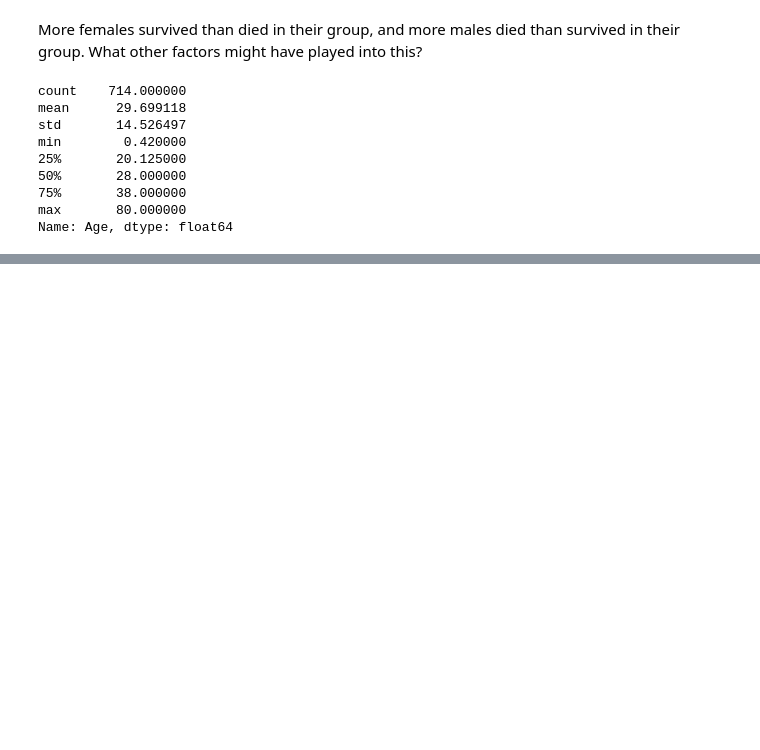
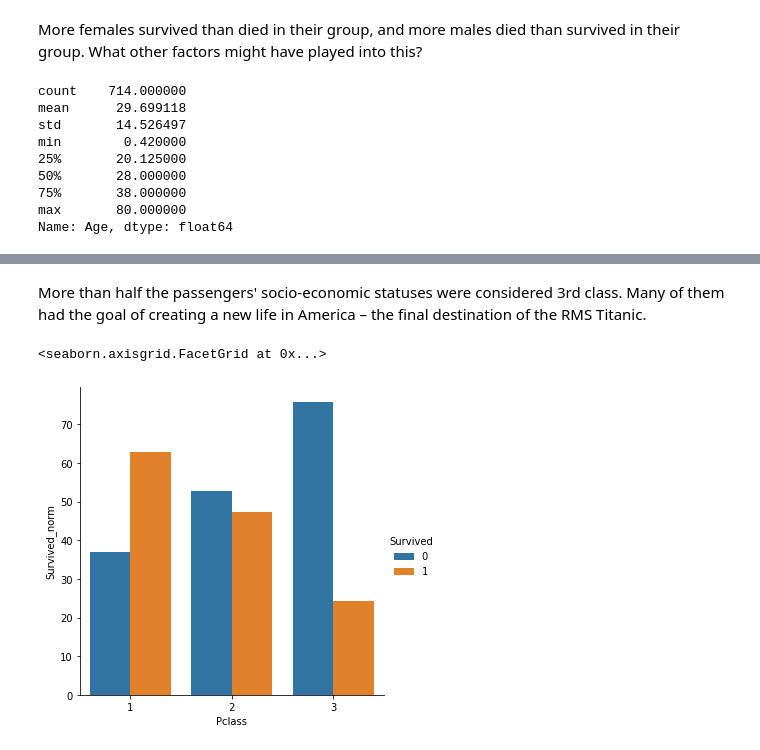
Before and after one commit to djm160830/kaggle-notebooks, a Jupyter notebook: titanic-submission.ipynb, the cells around one changed output, grey strips where cells are left out. Cells and saved outputs as stored; diff of their text form; code cells hidden in the pictures; blank space fills up the shorter version.

Commit message:
Display and analyze socio-economic status passenger distribution

```diff
--- a/titanic-submission.ipynb
+++ b/titanic-submission.ipynb
@@ -99,0 +112,14 @@ Bucketing the ages didn't seem to be less meaningful than not bucketing them. Th
+# %% [markdown]
+More than half the passengers' socio-economic statuses were considered 3rd class. Many of them had the goal of creating a new life in America – the final destination of the RMS Titanic.
+# %%
+train.groupby(['Pclass'])['Survived']\
+    .value_counts(normalize=True)\
+    .mul(100)\
+    .to_frame()\
+    .rename(columns={'Survived': 'Survived_norm'})\
+    .sort_values(by=['Pclass', 'Survived'])\
+    .reset_index()\
+    .pipe((sns.catplot, 'data'), x='Pclass', y='Survived_norm', hue='Survived', kind='bar')
+# %% [output]
+<seaborn.axisgrid.FacetGrid at 0x...>
+[figure, added]
```
Also changed, not shown: parts of 10 cells of this notebook.
